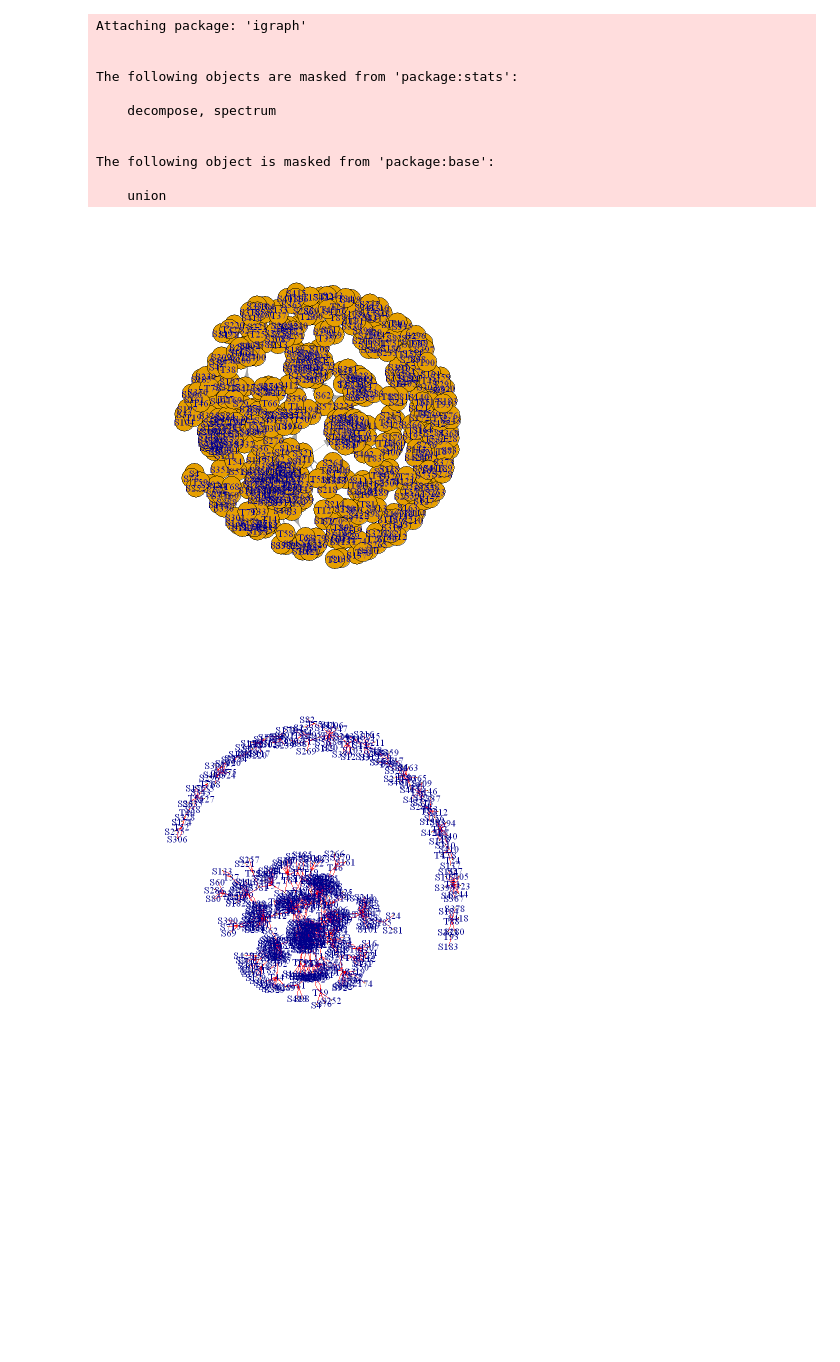
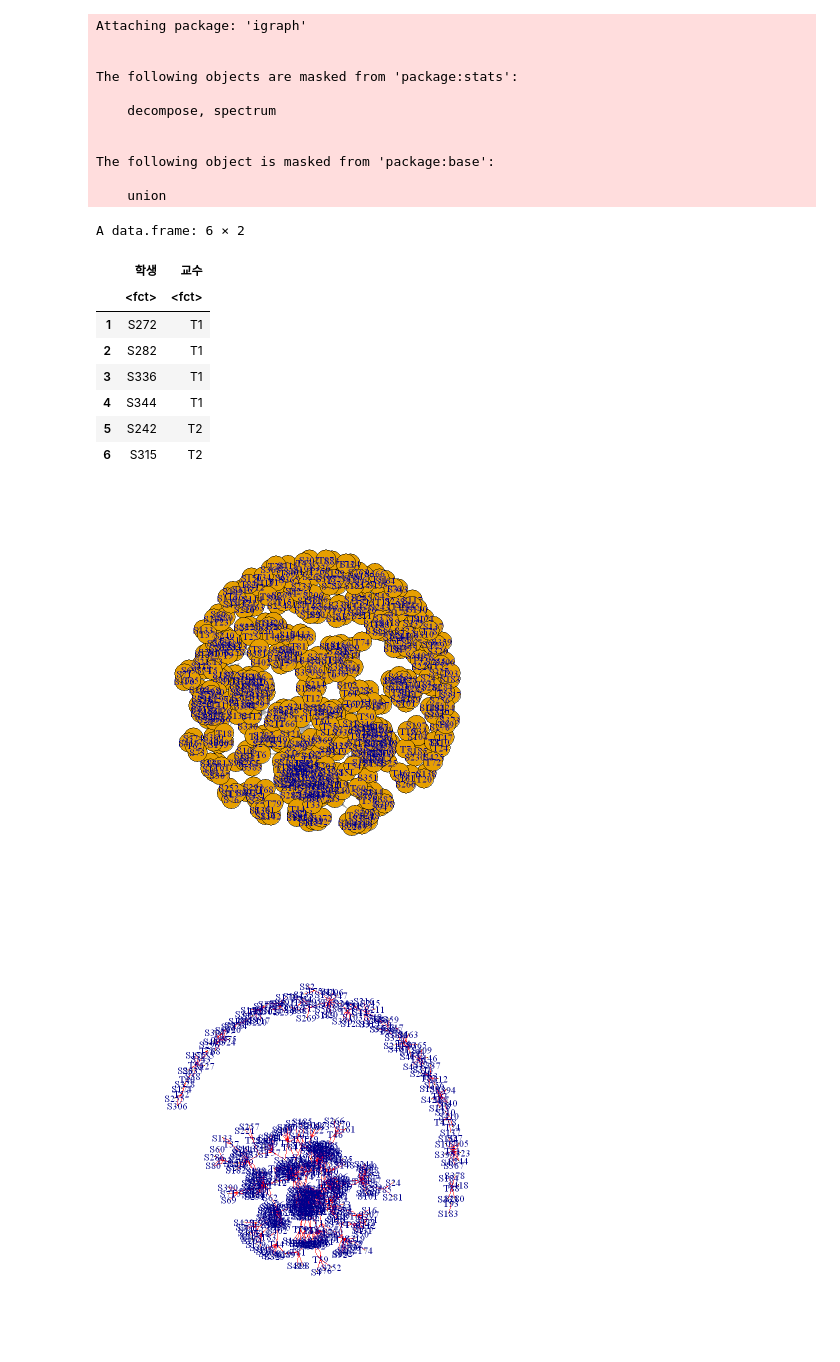
Before and after one commit to young-hun-jo/SCH_Univ_Course, a Jupyter notebook: SNS_Network/1_define_of_socialnetwork.ipynb, the cells around one changed output. Saved outputs shown, nothing was run; the diff lists cells and outputs as text; code cells hidden in the pictures; blank space fills up the shorter version.

```diff
--- a/SNS_Network/1_define_of_socialnetwork.ipynb
+++ b/SNS_Network/1_define_of_socialnetwork.ipynb
@@ -14,12 +14,24 @@ The following object is masked from 'package:base':
     union
 # %%
 setwd('C:/Users/joyh1/Desktop/빅데이터_20-1/R_data')
+# %%
+g<-read.csv('군집분석.csv', head=T)
+head(g)
+# %% [output]
+A data.frame: 6 × 2
+|  | 학생 | 교수 |
+|  | <fct> | <fct> |
+| 1 | S272 | T1 |
+| 2 | S282 | T1 |
+| 3 | S336 | T1 |
+| 4 | S344 | T1 |
+| 5 | S242 | T2 |
+| 6 | S315 | T2 |
 # %%
-g<-read.csv('군집분석.csv', head=T)
 g<-graph.data.frame(g, directed = T)
 plot(g)
 # %% [output]
-[figure, old version]
+[figure, new version]
 # %%
 plot(g, layout=layout.kamada.kawai, vertex.size=0.5, edge.color='red',
     edge.arrow.size=0.3, edge.arrow.width=0.1)
```
Also changed, not shown: 3 other files.
